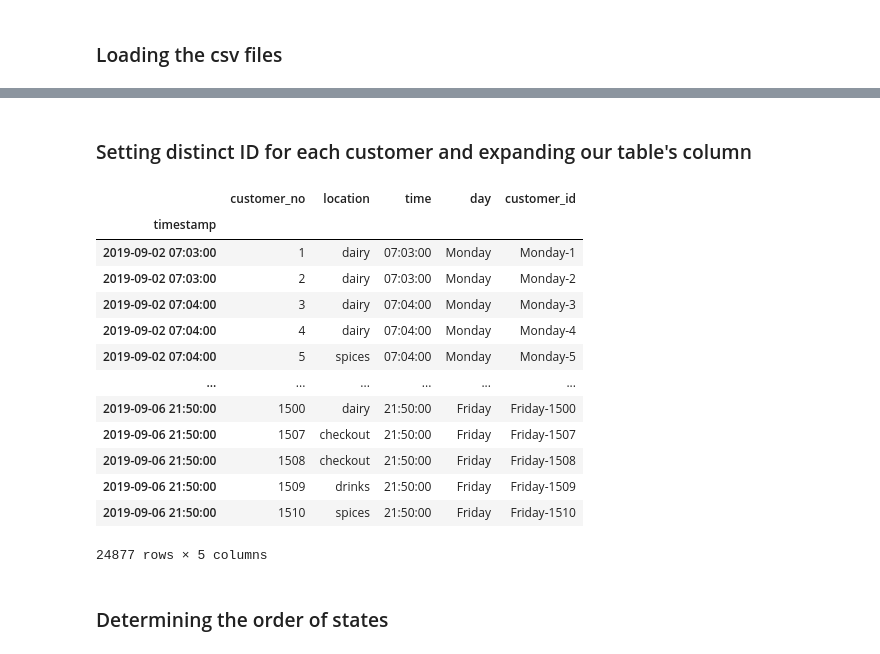
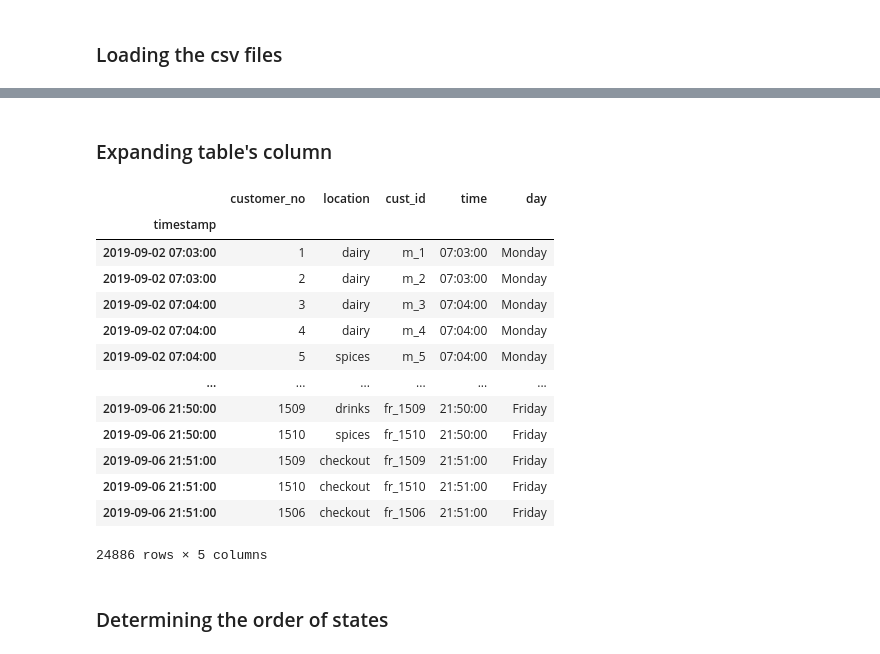
Before and after one commit to Rellino/Supermarket, a Jupyter notebook: data/EDA.ipynb, the cells around one changed output, grey strips where cells are left out. Saved outputs shown, nothing was run; the diff lists cells and outputs as text; code cells hidden in the pictures.

Commit message:
up to transition matrix, need a little bit work with MCMC

```diff
--- a/data/EDA.ipynb
+++ b/data/EDA.ipynb
@@ -25,7 +9,6 @@ mon
 # %%
-tue = pd.read_csv('tuesday.csv', sep= ';', parse_dates=True, index_col='timestamp' )
-wed = pd.read_csv('wednesday.csv', sep= ';', parse_dates=True, index_col='timestamp' )
-thu = pd.read_csv('thursday.csv', sep= ';', parse_dates=True, index_col='timestamp' )
-fri = pd.read_csv('friday.csv', sep= ';', parse_dates=True, index_col='timestamp' )
-df = pd.concat([mon,tue, wed,thu,fri], sort=True)
-df
+mon = pd.read_csv('monday.csv', sep=';', parse_dates=[0])
+tue = pd.read_csv('tuesday.csv', sep=';', parse_dates=[0])
+wed = pd.read_csv('wednesday.csv', sep=';', parse_dates=[0])
+thu = pd.read_csv('thursday.csv', sep=';', parse_dates=[0])
+fri = pd.read_csv('friday.csv', sep=';', parse_dates=[0])
@@ -47,26 +15,55 @@ df
-# %% [markdown]
-### Setting distinct ID for each customer and expanding our table's column
+# %%
+def fe_matrix(day):
+    '''add the checkout to the customers who miss it and
+    assign unique identifiers for customers over the week'''
+    #find the missing checkouts
+    chkt = pd.DataFrame(data=day['customer_no'].value_counts() == 1)
+    lst = list(chkt[chkt['customer_no']==True].index)
+
+    #append the new rows for missing checkouts
+    mnt = day['timestamp'].max()+datetime.timedelta(minutes=1)
+    count = 0
+    for i in range(len(lst)):
+        day.loc[len(day)+count] = [mnt,lst[i],'checkout']
+        count = count+1
+
+
+    #update the customer columns adding the weekly day
+    lst2 = ['m_','tu_','w_','th_','fr_']
+    wd = day.timestamp[1].weekday()
+    day['cust_id'] = lst2[wd]+day['customer_no'].astype('str')
+
+    return day
+# %%
+mon = fe_matrix(mon)
+tue = fe_matrix(tue)
+wed = fe_matrix(wed)
+thu = fe_matrix(thu)
+fri = fe_matrix(fri)
+df = pd.concat([mon,tue,wed,thu,fri],ignore_index=True)
+df.set_index('timestamp', inplace=True)
+# %% [markdown]
+### Expanding table's column
 # %%
 df.sort_index(inplace=True)
 df['time'] = df.index.time
 df['day'] = df.index.day_name()
-df['customer_id'] = df['day']+ '-' + df['customer_no'].astype(str)
 df
 # %% [output]
-|  | customer_no | location | time | day | customer_id |
+|  | customer_no | location | cust_id | time | day |
 | timestamp |  |  |  |  |  |
-| 2019-09-02 07:03:00 | 1 | dairy | 07:03:00 | Monday | Monday-1 |
-| 2019-09-02 07:03:00 | 2 | dairy | 07:03:00 | Monday | Monday-2 |
-| 2019-09-02 07:04:00 | 3 | dairy | 07:04:00 | Monday | Monday-3 |
-| 2019-09-02 07:04:00 | 4 | dairy | 07:04:00 | Monday | Monday-4 |
-| 2019-09-02 07:04:00 | 5 | spices | 07:04:00 | Monday | Monday-5 |
+| 2019-09-02 07:03:00 | 1 | dairy | m_1 | 07:03:00 | Monday |
+| 2019-09-02 07:03:00 | 2 | dairy | m_2 | 07:03:00 | Monday |
+| 2019-09-02 07:04:00 | 3 | dairy | m_3 | 07:04:00 | Monday |
+| 2019-09-02 07:04:00 | 4 | dairy | m_4 | 07:04:00 | Monday |
+| 2019-09-02 07:04:00 | 5 | spices | m_5 | 07:04:00 | Monday |
 | ... | ... | ... | ... | ... | ... |
-| 2019-09-06 21:50:00 | 1500 | dairy | 21:50:00 | Friday | Friday-1500 |
-| 2019-09-06 21:50:00 | 1507 | checkout | 21:50:00 | Friday | Friday-1507 |
-| 2019-09-06 21:50:00 | 1508 | checkout | 21:50:00 | Friday | Friday-1508 |
-| 2019-09-06 21:50:00 | 1509 | drinks | 21:50:00 | Friday | Friday-1509 |
-| 2019-09-06 21:50:00 | 1510 | spices | 21:50:00 | Friday | Friday-1510 |
+| 2019-09-06 21:50:00 | 1509 | drinks | fr_1509 | 21:50:00 | Friday |
+| 2019-09-06 21:50:00 | 1510 | spices | fr_1510 | 21:50:00 | Friday |
+| 2019-09-06 21:51:00 | 1509 | checkout | fr_1509 | 21:51:00 | Friday |
+| 2019-09-06 21:51:00 | 1510 | checkout | fr_1510 | 21:51:00 | Friday |
+| 2019-09-06 21:51:00 | 1506 | checkout | fr_1506 | 21:51:00 | Friday |
-24877 rows × 5 columns
+24886 rows × 5 columns
 # %% [markdown]
 ### Determining the order of states
 # %%
```
Also changed, not shown: parts of 50 cells of this notebook.
